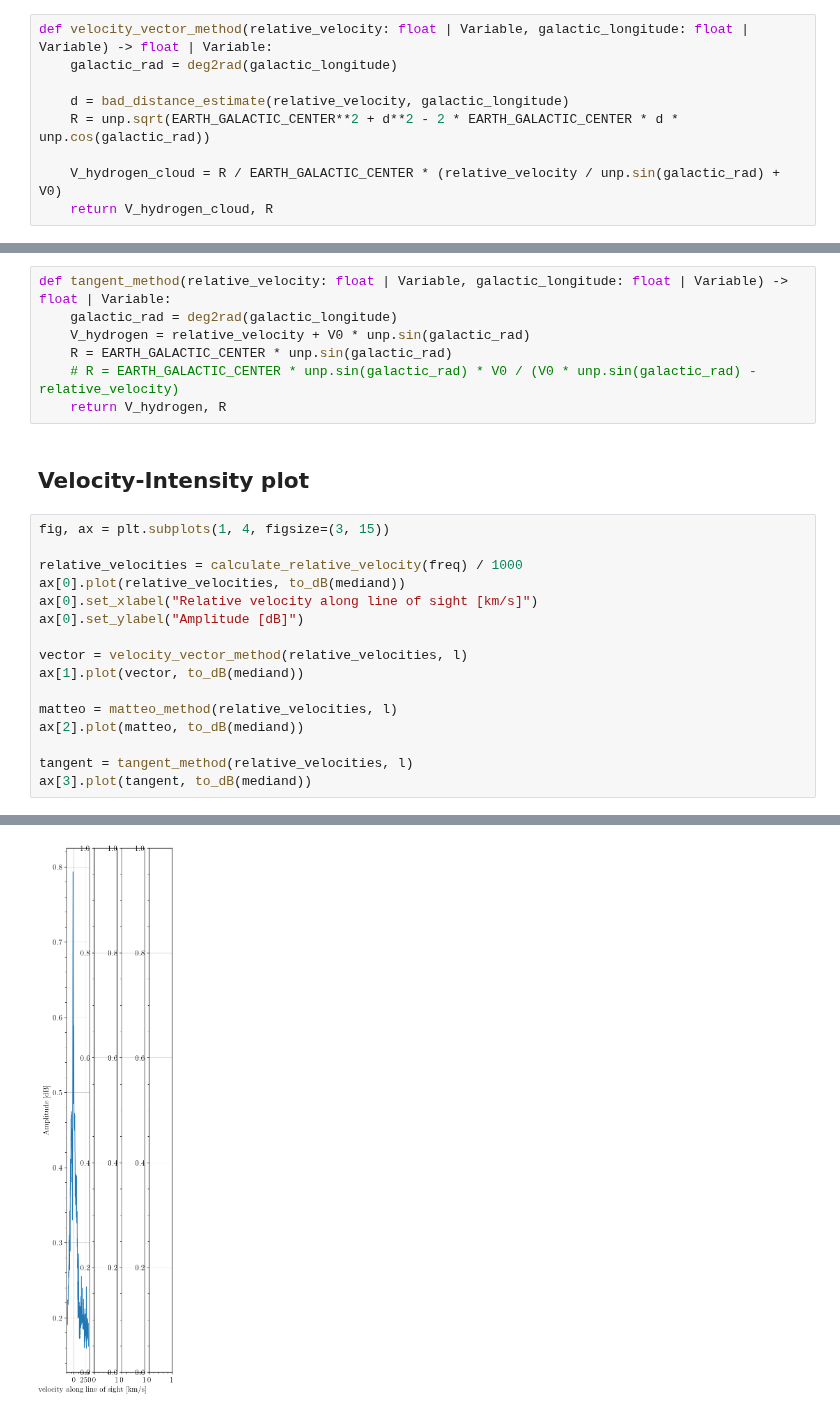
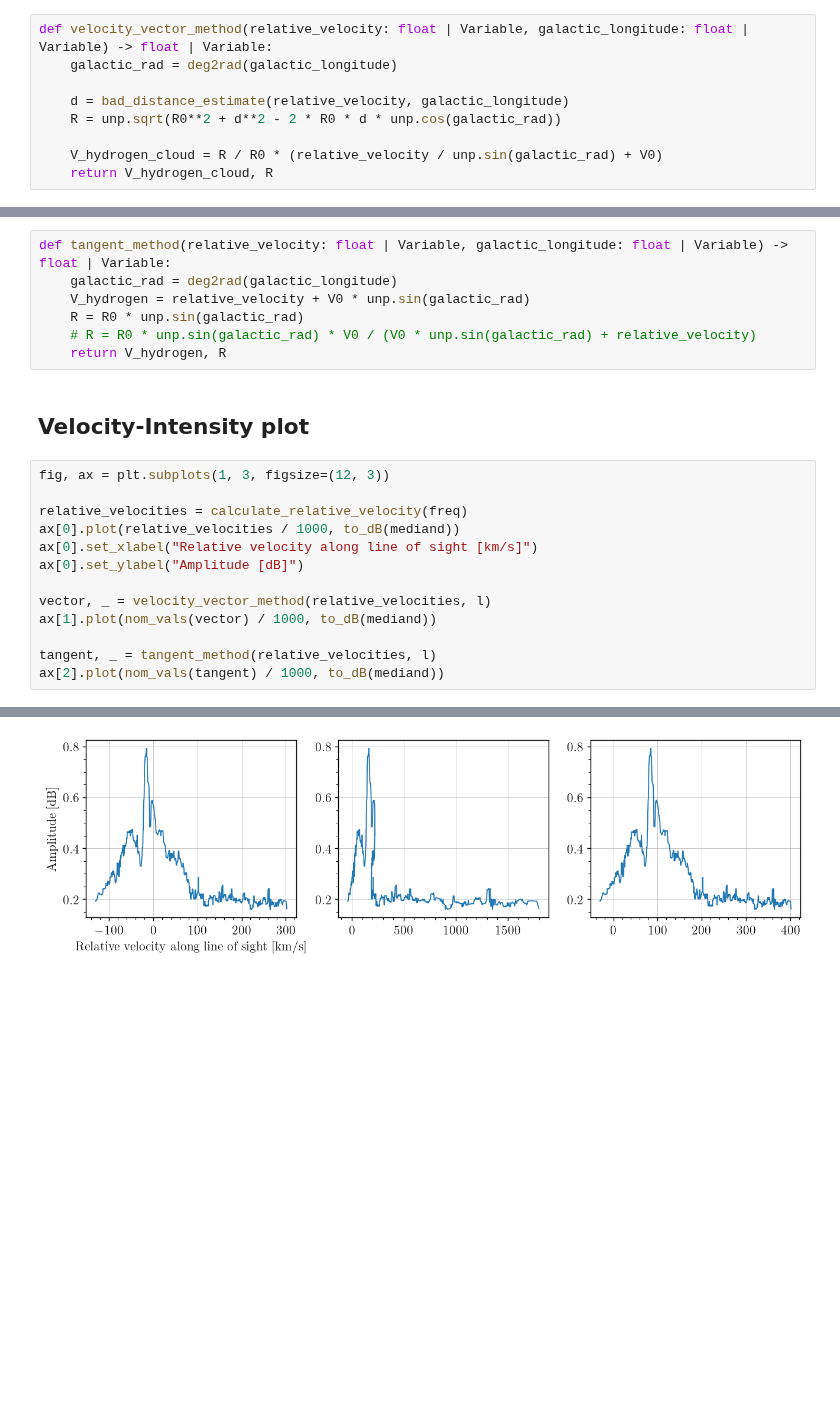
Before and after one commit to TomVdt/TPIII, a Jupyter notebook: 04-radiotelescope/analyse/exp4_partial_results.ipynb, the cells around one changed output, grey strips where cells are left out. Saved outputs shown, nothing was run; the diff lists cells and outputs as text; blank space fills up the shorter version.

```diff
--- a/04-radiotelescope/analyse/exp4_partial_results.ipynb
+++ b/04-radiotelescope/analyse/exp4_partial_results.ipynb
@@ -106,7 +106,7 @@ def velocity_vector_method(relative_velocity: float | Variable, galactic_longitu
     galactic_rad = deg2rad(galactic_longitude)
 
     d = bad_distance_estimate(relative_velocity, galactic_longitude)
-    R = unp.sqrt(EARTH_GALACTIC_CENTER**2 + d**2 - 2 * EARTH_GALACTIC_CENTER * d * unp.cos(galactic_rad))
+    R = unp.sqrt(R0**2 + d**2 - 2 * R0 * d * unp.cos(galactic_rad))
 
-    V_hydrogen_cloud = R / EARTH_GALACTIC_CENTER * (relative_velocity / unp.sin(galactic_rad) + V0)
+    V_hydrogen_cloud = R / R0 * (relative_velocity / unp.sin(galactic_rad) + V0)
     return V_hydrogen_cloud, R
@@ -124,25 +114,22 @@ def matteo_method(relative_velocity: float | Variable, galactic_longitude: float
 def tangent_method(relative_velocity: float | Variable, galactic_longitude: float | Variable) -> float | Variable:
     galactic_rad = deg2rad(galactic_longitude)
     V_hydrogen = relative_velocity + V0 * unp.sin(galactic_rad)
-    R = EARTH_GALACTIC_CENTER * unp.sin(galactic_rad)
-    # R = EARTH_GALACTIC_CENTER * unp.sin(galactic_rad) * V0 / (V0 * unp.sin(galactic_rad) - relative_velocity)
+    R = R0 * unp.sin(galactic_rad)
+    # R = R0 * unp.sin(galactic_rad) * V0 / (V0 * unp.sin(galactic_rad) + relative_velocity)
     return V_hydrogen, R
 # %% [markdown]
 ## Velocity-Intensity plot
 # %%
-fig, ax = plt.subplots(1, 4, figsize=(3, 15))
+fig, ax = plt.subplots(1, 3, figsize=(12, 3))
 
-relative_velocities = calculate_relative_velocity(freq) / 1000
-ax[0].plot(relative_velocities, to_dB(mediand))
+relative_velocities = calculate_relative_velocity(freq)
+ax[0].plot(relative_velocities / 1000, to_dB(mediand))
 ax[0].set_xlabel("Relative velocity along line of sight [km/s]")
 ax[0].set_ylabel("Amplitude [dB]")
 
-vector = velocity_vector_method(relative_velocities, l)
-ax[1].plot(vector, to_dB(mediand))
+vector, _ = velocity_vector_method(relative_velocities, l)
+ax[1].plot(nom_vals(vector) / 1000, to_dB(mediand))
 
-matteo = matteo_method(relative_velocities, l)
-ax[2].plot(matteo, to_dB(mediand))
-
-tangent = tangent_method(relative_velocities, l)
-ax[3].plot(tangent, to_dB(mediand))
+tangent, _ = tangent_method(relative_velocities, l)
+ax[2].plot(nom_vals(tangent) / 1000, to_dB(mediand))
 # %% [output]
@@ -150 +137 @@ NameError: name 'deg2rad' is not defined
-[figure, old version]
+[figure, new version]
```
Also changed, not shown: parts of 10 cells of this notebook.
